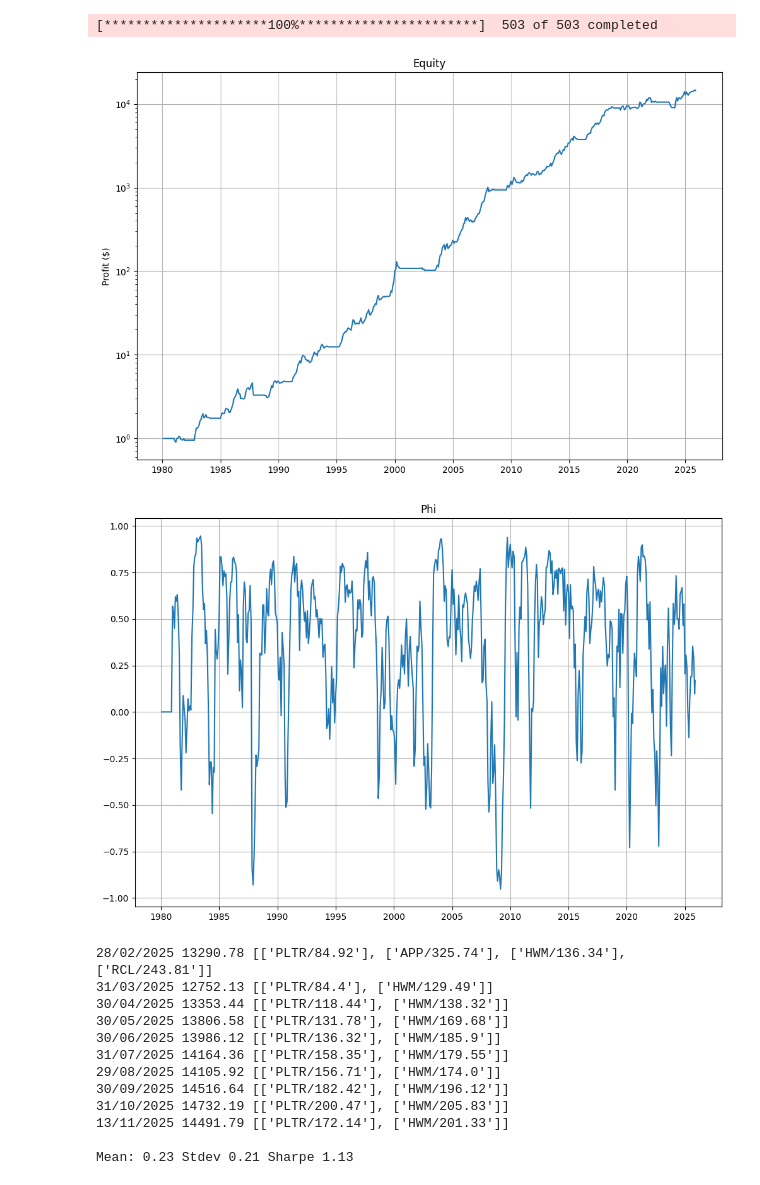
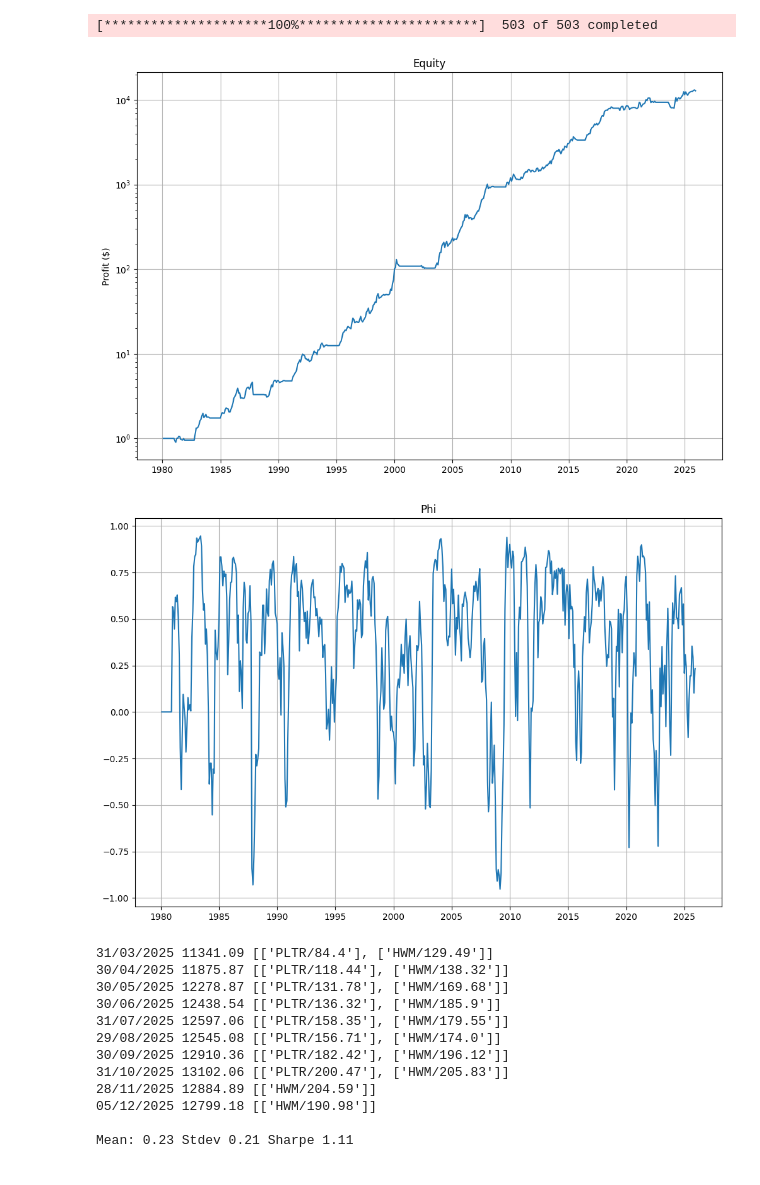
Before and after one commit to denis-laurichesse/momentum_stock_trading, a Jupyter notebook: momentum_strategy.ipynb, the cells around one changed output. Cells and saved outputs as stored; diff of their text form; code cells hidden in the pictures.

```diff
--- a/momentum_strategy.ipynb
+++ b/momentum_strategy.ipynb
@@ -12,7 +12,7 @@ def GetSP500():
   with urllib.request.urlopen(urllib.request.Request(url, headers=headers)) as response:
     res = response.read()
   dfs = pd.read_html(res)
-  return [x.replace(".","-").replace("_","-").replace(" ","").replace("\n","") for x in list(dfs[1]["Symbol"])]
+  return [x.replace(".","-").replace("_","-").replace(" ","").replace("\n","") for x in list(dfs[0]["Symbol"])]
 
 
 def GetHistos():
@@ -83,44 +83,44 @@ ls_sig = f.columns.get_level_values(0).unique().tolist()
 dates = MonthIndex(f)
 ac = np.nan_to_num(f.bfill().values)
 f_sig, ac_sig = f.iloc[dates], ac[dates,:]
 df_sig = f_sig.index
 nt, ns = ac_sig.shape
 
 # Signals
 s1, s2 = ComputeMomentum(ac, 240)[dates, :], ComputeMomentum(ac, 90)[dates, :]
 w, ss = ComputeWeights(ac_sig, s1, s2, size)
 
 # Simulation
 x_sim = Simulation(pd.DataFrame(ac_sig), pd.DataFrame(w));
 Trace(df_sig, x_sim, 'Equity', 'Profit ($)', log=True)
 Trace(df_sig, ss, 'Phi', '')
 
 # Last 10 months positions
 print("")
 for it in range(nt-10, nt):
   nn = np.where(w[it,:] != 0)[0]
   nn_sorted = sorted(nn, key=lambda ii: s1[it, ii], reverse=True)
   l = [[ls_sig[ii] + "/" + str(round(ac_sig[it, ii],2))] for ii in nn_sorted]
   print(df_sig[it].strftime("%d/%m/%Y"), str(round(x_sim.values[it], 2)), l)
 
 # Statistics
 print("")
 r = x_sim.pct_change().dropna()
 m, s = 12*r.mean(), np.sqrt(12)*r.std()  # Annual mean and sigma
 print("Mean:", round(m, 2), "Stdev", round(s, 2), "Sharpe", round(m/s, 2))
 # %% [output]
 [*********************100%***********************]  503 of 503 completed
-[figure, old version]
+[figure, new version]
-[figure, old version]
+[figure, new version]
-28/02/2025 13290.78 [['PLTR/84.92'], ['APP/325.74'], ['HWM/136.34'], ['RCL/243.81']]
-31/03/2025 12752.13 [['PLTR/84.4'], ['HWM/129.49']]
-30/04/2025 13353.44 [['PLTR/118.44'], ['HWM/138.32']]
-30/05/2025 13806.58 [['PLTR/131.78'], ['HWM/169.68']]
-30/06/2025 13986.12 [['PLTR/136.32'], ['HWM/185.9']]
-31/07/2025 14164.36 [['PLTR/158.35'], ['HWM/179.55']]
-29/08/2025 14105.92 [['PLTR/156.71'], ['HWM/174.0']]
-30/09/2025 14516.64 [['PLTR/182.42'], ['HWM/196.12']]
-31/10/2025 14732.19 [['PLTR/200.47'], ['HWM/205.83']]
-13/11/2025 14491.79 [['PLTR/172.14'], ['HWM/201.33']]
+31/03/2025 11341.09 [['PLTR/84.4'], ['HWM/129.49']]
+30/04/2025 11875.87 [['PLTR/118.44'], ['HWM/138.32']]
+30/05/2025 12278.87 [['PLTR/131.78'], ['HWM/169.68']]
+30/06/2025 12438.54 [['PLTR/136.32'], ['HWM/185.9']]
+31/07/2025 12597.06 [['PLTR/158.35'], ['HWM/179.55']]
+29/08/2025 12545.08 [['PLTR/156.71'], ['HWM/174.0']]
+30/09/2025 12910.36 [['PLTR/182.42'], ['HWM/196.12']]
+31/10/2025 13102.06 [['PLTR/200.47'], ['HWM/205.83']]
+28/11/2025 12884.89 [['HWM/204.59']]
+05/12/2025 12799.18 [['HWM/190.98']]
 
-Mean: 0.23 Stdev 0.21 Sharpe 1.13
+Mean: 0.23 Stdev 0.21 Sharpe 1.11
```
